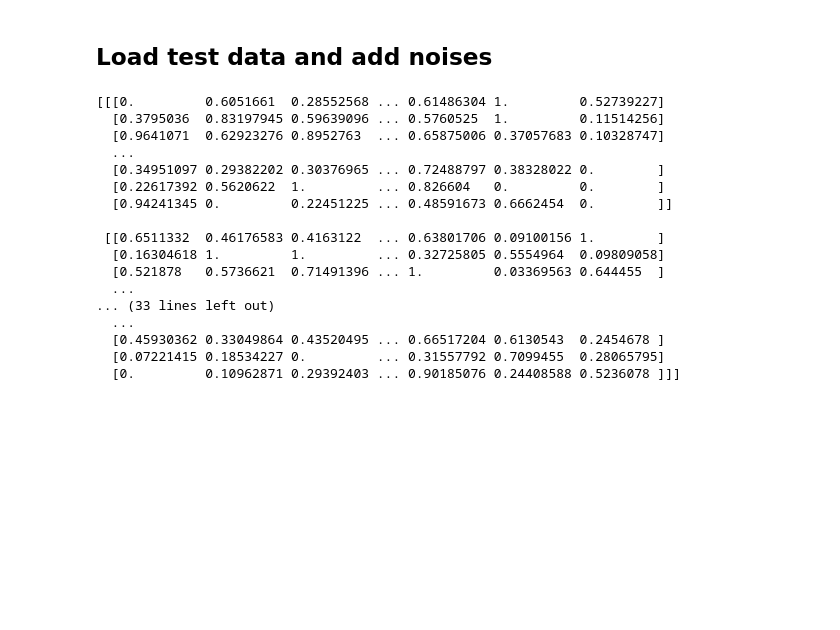
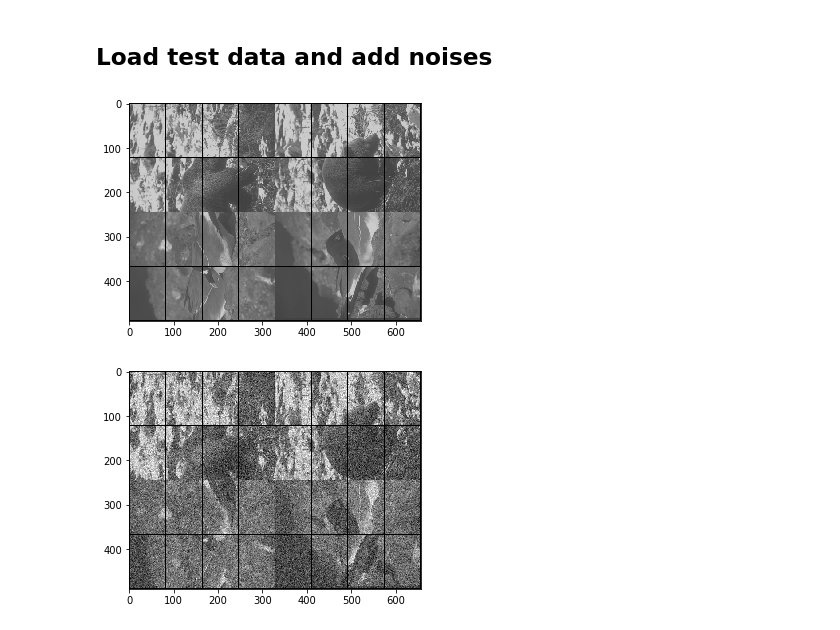
Before and after one commit to ddamddi/ml-project, a Jupyter notebook: Assignment#8/Assignment8.ipynb, the cells around one changed output. Drawn from its saved outputs; the diff is of its cells as text; code cells hidden in the pictures; blank space fills up the shorter version.

```diff
--- a/Assignment#8/Assignment8.ipynb
+++ b/Assignment#8/Assignment8.ipynb
@@ -39,12 +39,12 @@ class numpyDataset(Dataset):
         return len(self.data)
 # %%
 def activateNoises(imagedata, std_dev):
-    imagedata += np.random.normal(0, std_dev, imagedata.shape)
+    noisedata = imagedata + np.random.normal(0, std_dev, imagedata.shape)
 
-    imagedata = np.minimum(imagedata, 1)
-    imagedata = np.maximum(imagedata, 0)
+    noisedata = np.minimum(noisedata, 1)
+    noisedata = np.maximum(noisedata, 0)
 
-    return imagedata
+    return noisedata
 # %%
 noises = [0.1, 0.2, 0.3, 0.4]
 
@@ -57,24 +57,9 @@ transform       = transforms.Compose([
 # for training
 traindata       = np.load('data/train.npy')
 traindataset    = numpyDataset(traindata, transform)
-trainloader     = DataLoader(traindataset, batch_size=1, shuffle=False, num_workers=0)
+
+noisedata       = activateNoises(traindata, 0.1)
+noisedataset    = numpyDataset(noisedata, transform)
+
+trainloader     = DataLoader(traindataset, batch_size=32, shuffle=False, num_workers=0)
+noiseloader     = DataLoader(noisedataset, batch_size=32, shuffle=False, num_workers=0)
-# %%
-print(activateNoises(traindata, 0.4))
-# %% [output]
-[[[0.         0.6051661  0.28552568 ... 0.61486304 1.         0.52739227]
-  [0.3795036  0.83197945 0.59639096 ... 0.5760525  1.         0.11514256]
-  [0.9641071  0.62923276 0.8952763  ... 0.65875006 0.37057683 0.10328747]
-  ...
-  [0.34951097 0.29382202 0.30376965 ... 0.72488797 0.38328022 0.        ]
-  [0.22617392 0.5620622  1.         ... 0.826604   0.         0.        ]
-  [0.94241345 0.         0.22451225 ... 0.48591673 0.6662454  0.        ]]
-
- [[0.6511332  0.46176583 0.4163122  ... 0.63801706 0.09100156 1.        ]
-  [0.16304618 1.         1.         ... 0.32725805 0.5554964  0.09809058]
-  [0.521878   0.5736621  0.71491396 ... 1.         0.03369563 0.644455  ]
-  ...
-... (33 lines left out)
-  ...
-  [0.45930362 0.33049864 0.43520495 ... 0.66517204 0.6130543  0.2454678 ]
-  [0.07221415 0.18534227 0.         ... 0.31557792 0.7099455  0.28065795]
-  [0.         0.10962871 0.29392403 ... 0.90185076 0.24408588 0.5236078 ]]]
@@ -80,0 +93,17 @@ print(activateNoises(traindata, 0.4))
+# %%
+def imshow(img):
+    npimg = img.numpy()
+    plt.imshow(np.transpose(npimg, (1, 2, 0)))
+    plt.show()
+
+trainiter = iter(trainloader)
+noiseiter = iter(noiseloader)
+# %%
+images = trainiter.next()
+imshow(torchvision.utils.make_grid(images))
+
+images = noiseiter.next()
+imshow(torchvision.utils.make_grid(images))
+# %% [output]
+[figure, added]
+[figure, added]
```
Also changed, not shown: parts of 7 cells of this notebook.
